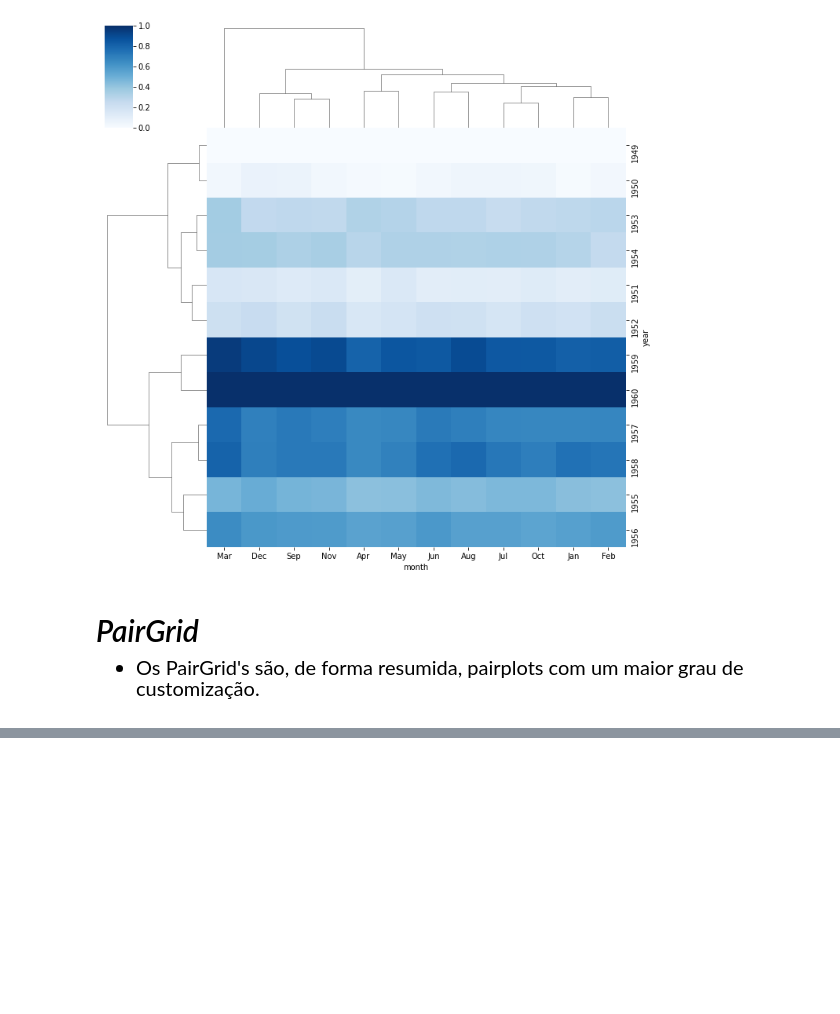
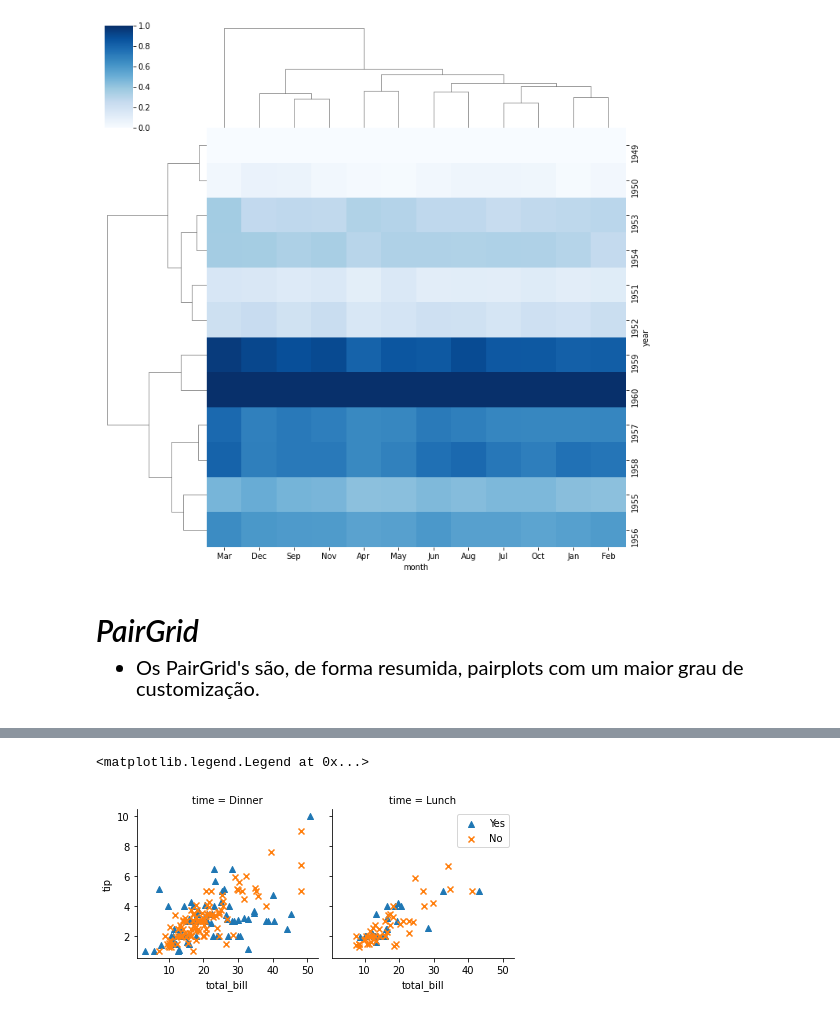
Before and after one commit to felipesveiga/Seaborn, a Jupyter notebook: Derek Banas/seaborn.ipynb, the cells around one changed output, grey strips where cells are left out. Drawn from its saved outputs; the diff is of its cells as text; code cells hidden in the pictures; blank space fills up the shorter version.

```diff
--- a/Derek Banas/seaborn.ipynb
+++ b/Derek Banas/seaborn.ipynb
@@ -265,0 +297,10 @@ iris_g.map_offdiag(plt.scatter)
+# %%
+# Mais um, agora explorando o argumento 'hue'. Podemos ordenar a ordem das categorias a serem apresentadas
+# com 'col_order' e 'row_order'.
+tips_fg = sns.FacetGrid(data=tips_df, col='time', hue='smoker', col_order=['Dinner', 'Lunch'],
+                   hue_kws={'marker':['^', 'x']})
+tips_fg.map(plt.scatter, 'total_bill', 'tip')
+plt.legend()
+# %% [output]
+<matplotlib.legend.Legend at 0x...>
+[figure, added]
```
Also changed, not shown: parts of 8 cells of this notebook.
